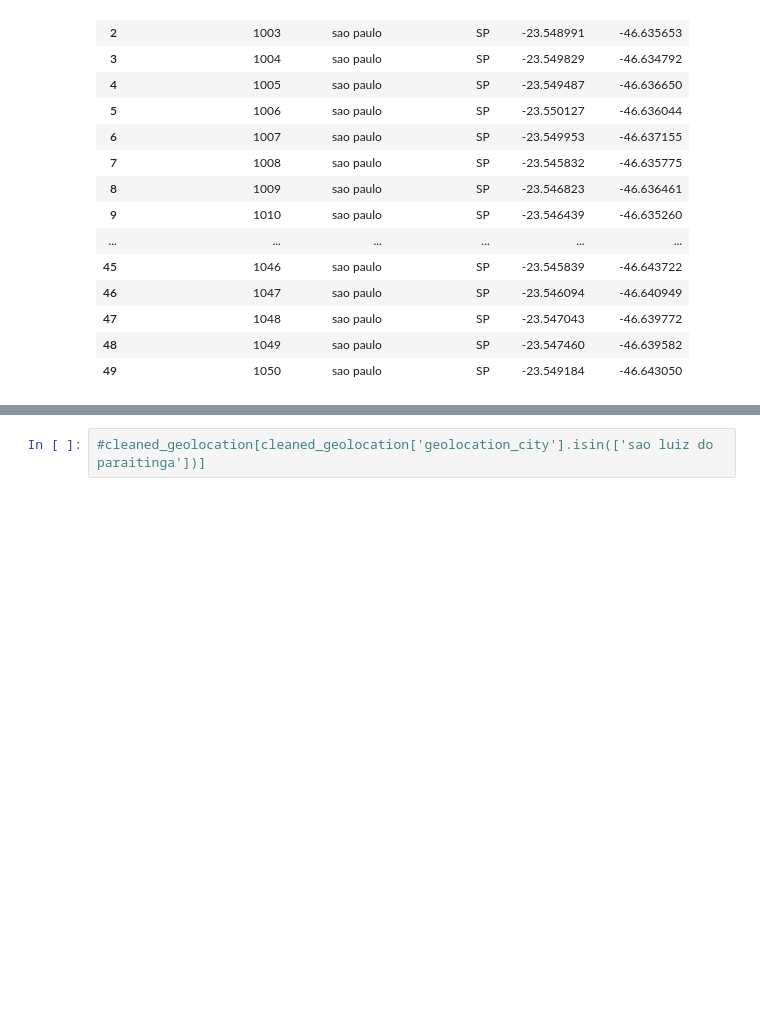
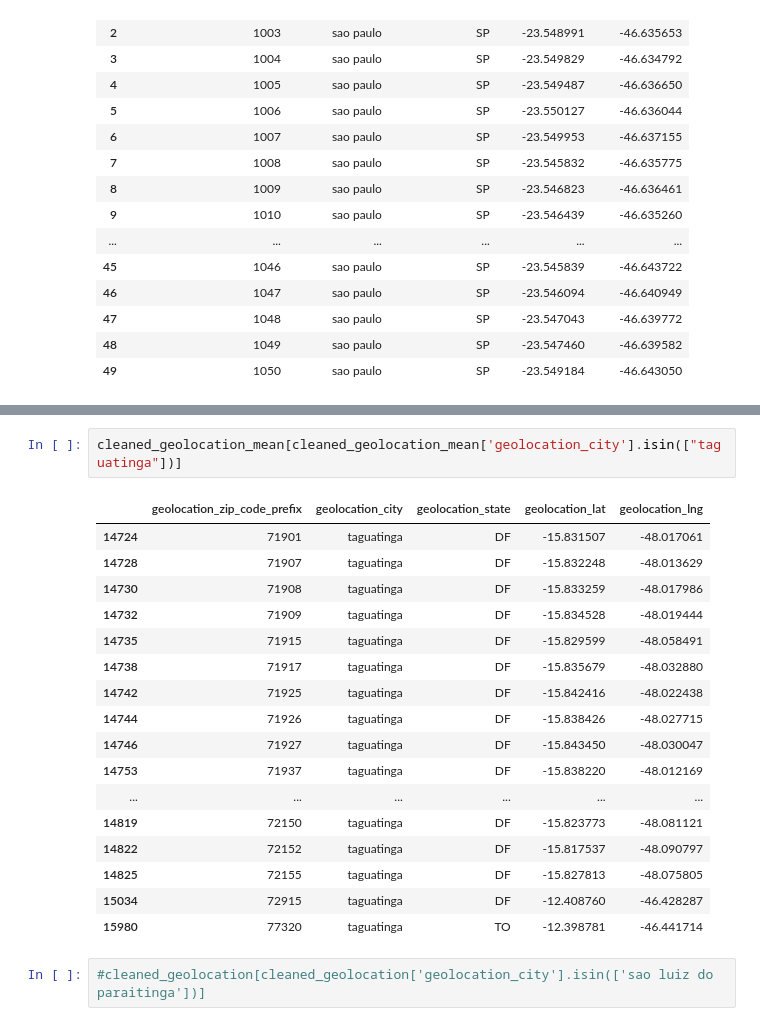
Before and after one commit to HassanHosain/tp_final_proj, a Jupyter notebook: cleaned geolocation_df.ipynb, the cells around one changed output, grey strips where cells are left out. Saved outputs shown, nothing was run; the diff lists cells and outputs as text; blank space fills up the shorter version.

```diff
--- a/cleaned geolocation_df.ipynb
+++ b/cleaned geolocation_df.ipynb
@@ -280,3 +292,23 @@ cleaned_geolocation_mean
+# %%
+cleaned_geolocation_mean[cleaned_geolocation_mean['geolocation_city'].isin(["taguatinga"])]
+# %% [output]
+|  | geolocation_zip_code_prefix | geolocation_city | geolocation_state | geolocation_lat | geolocation_lng |
+| 14724 | 71901 | taguatinga | DF | -15.831507 | -48.017061 |
+| 14728 | 71907 | taguatinga | DF | -15.832248 | -48.013629 |
+| 14730 | 71908 | taguatinga | DF | -15.833259 | -48.017986 |
+| 14732 | 71909 | taguatinga | DF | -15.834528 | -48.019444 |
+| 14735 | 71915 | taguatinga | DF | -15.829599 | -48.058491 |
+| 14738 | 71917 | taguatinga | DF | -15.835679 | -48.032880 |
+| 14742 | 71925 | taguatinga | DF | -15.842416 | -48.022438 |
+| 14744 | 71926 | taguatinga | DF | -15.838426 | -48.027715 |
+| 14746 | 71927 | taguatinga | DF | -15.843450 | -48.030047 |
+| 14753 | 71937 | taguatinga | DF | -15.838220 | -48.012169 |
+| ... | ... | ... | ... | ... | ... |
+| 14819 | 72150 | taguatinga | DF | -15.823773 | -48.081121 |
+| 14822 | 72152 | taguatinga | DF | -15.817537 | -48.090797 |
+| 14825 | 72155 | taguatinga | DF | -15.827813 | -48.075805 |
+| 15034 | 72915 | taguatinga | DF | -12.408760 | -46.428287 |
+| 15980 | 77320 | taguatinga | TO | -12.398781 | -46.441714 |
 # %%
 #cleaned_geolocation[cleaned_geolocation['geolocation_city'].isin(['sao luiz do paraitinga'])]
 # %%
```
Also changed, not shown: parts of 19 cells of this notebook.
